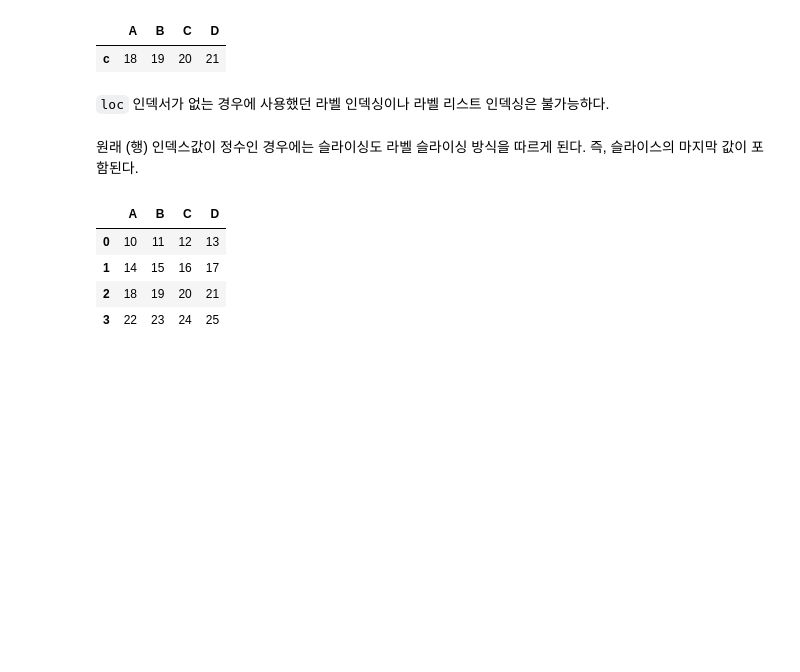
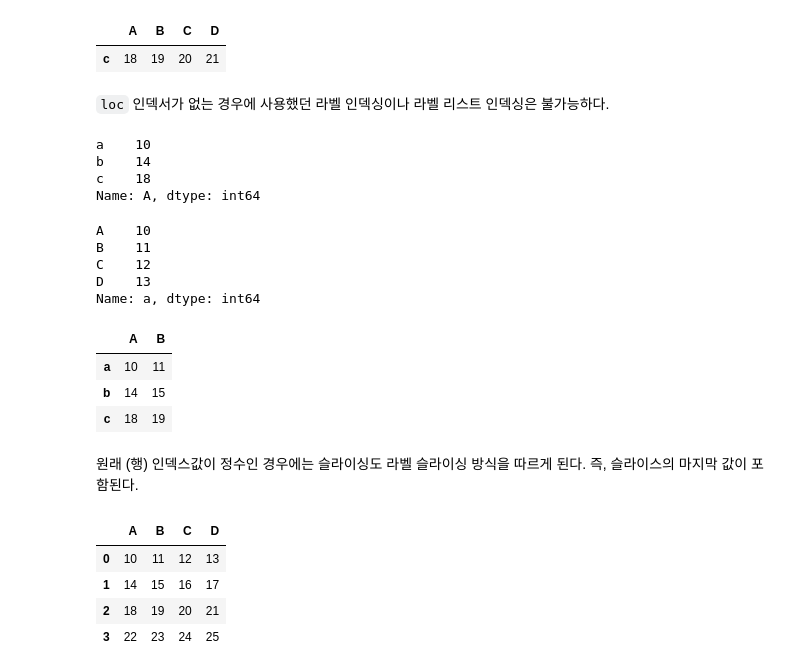
Before and after one commit to DahyeonS/Java_Python_Lecture, a Jupyter notebook: 20231227/pandas03.ipynb, the cells around one changed output. Cells and saved outputs as stored; diff of their text form; code cells hidden in the pictures; blank space fills up the shorter version.

```diff
--- a/20231227/pandas03.ipynb
+++ b/20231227/pandas03.ipynb
@@ -118,8 +146,30 @@ df.loc[select_rows(df)]
 `loc` 인덱서가 없는 경우에 사용했던 라벨 인덱싱이나 라벨 리스트 인덱싱은 불가능하다.
 # %%
 # df.loc["A"]  # KeyError
+# %%
+df.loc[:,"A"]
+# %% [output]
+a    10
+b    14
+c    18
+Name: A, dtype: int64
+# %%
+df.loc['a']
+# %% [output]
+A    10
+B    11
+C    12
+D    13
+Name: a, dtype: int64
 # %%
 # df.loc[["A", "B"]]  # KeyError
+# %%
+df.loc[:, ["A", "B"]]
+# %% [output]
+|  | A | B |
+| a | 10 | 11 |
+| b | 14 | 15 |
+| c | 18 | 19 |
 # %% [markdown]
 원래 (행) 인덱스값이 정수인 경우에는 슬라이싱도 라벨 슬라이싱 방식을 따르게 된다. 즉, 슬라이스의 마지막 값이 포함된다.
 # %%
```
Also changed, not shown: parts of 6 cells of this notebook.
